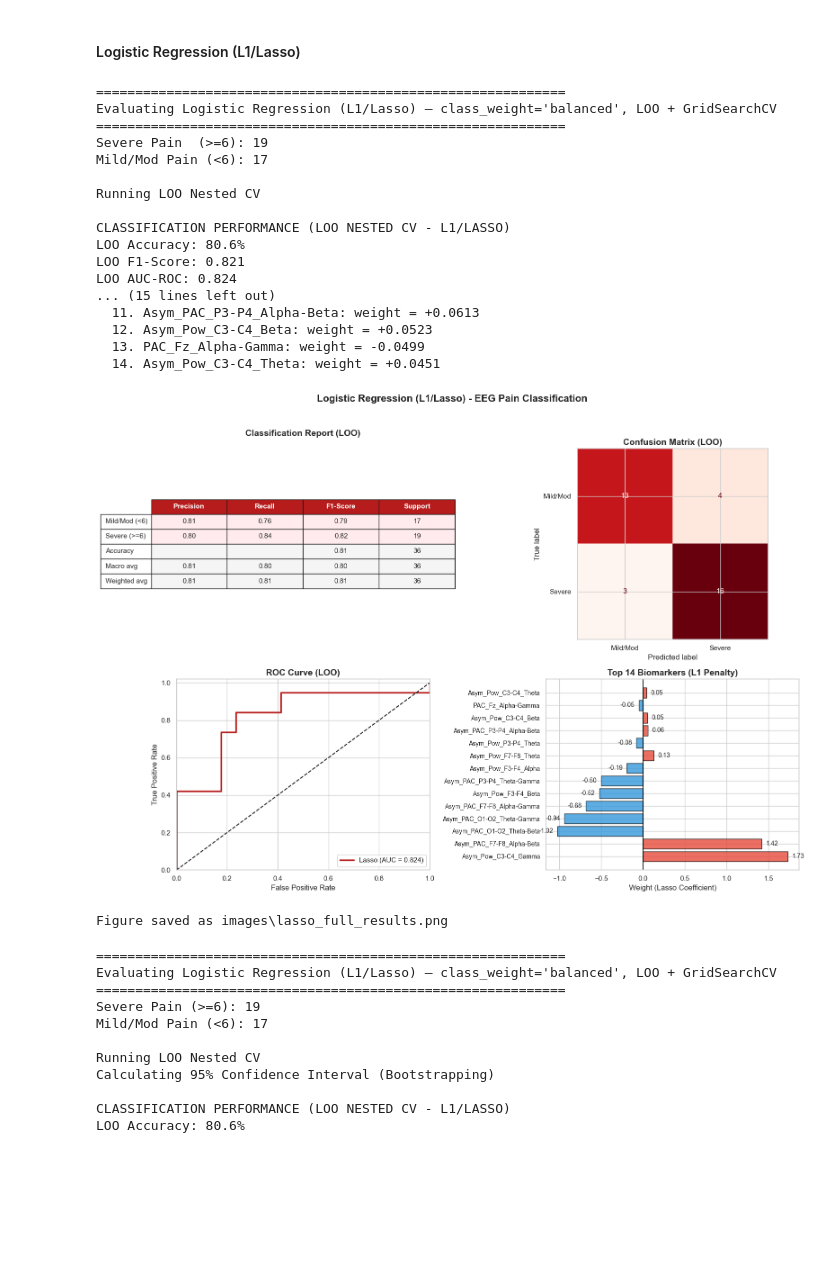
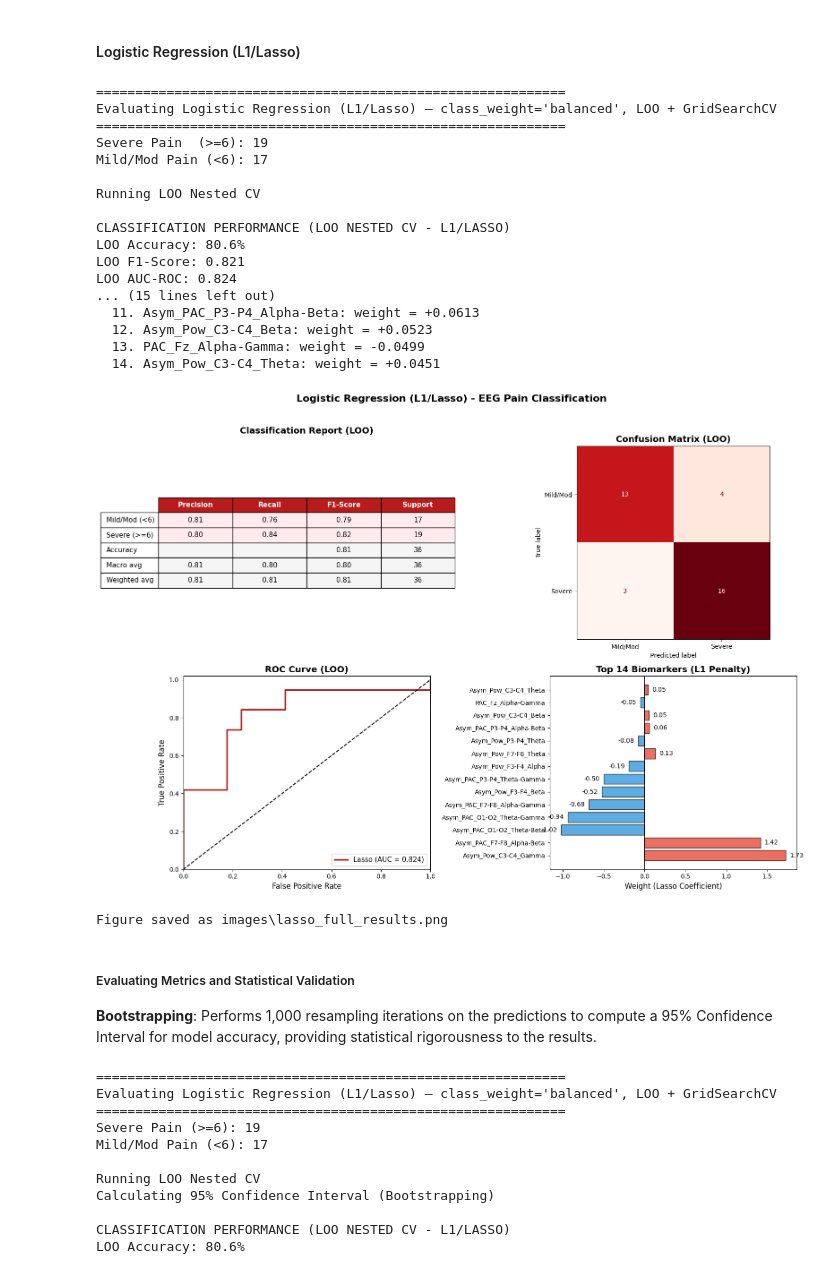
Before and after one commit to SharaIsabell/wireless-eeg-cnp-analysis, a Jupyter notebook: test_models.ipynb, the cells around one changed output. Cells and saved outputs as stored; diff of their text form; code cells hidden in the pictures; blank space fills up the shorter version.

Commit message:
feat: add model comparison, refactor code and update README

```diff
--- a/test_models.ipynb
+++ b/test_models.ipynb
@@ -106,6 +86,7 @@ asymmetry_pairs = {
 X_features = []
 y_labels = []
 feature_names = []
+model_results = {}
 eeg_folder = './cleaned'
 # %% [markdown]
 ### EEG feature extraction loop
@@ -456,6 +437,14 @@ if X.shape[0] > 0:
     plt.show()
     print(f"\nFigure saved as {save_path}")
 
+    model_results['GNB'] = {
+      'y_pred':  y_pred_loo,
+      'y_proba': y_proba_loo,
+      'acc':     scores_acc.mean(),
+      'auc':     auc_loo,
+      'f1':      f1_score(y_class, y_pred_loo),
+    }
+
 else:
     print("No patients processed")
 # %% [output]
@@ -938,6 +639,14 @@ if X.shape[0] > 0:
     plt.show()
     print(f"\nFigure saved as {save_path}")
 
+    model_results['LogReg+RFE'] = {
+      'y_pred':  y_pred,
+      'y_proba': y_proba,
+      'acc':     scores_acc.mean(),
+      'auc':     auc_loo,
+      'f1':      f1_score(y_class, y_pred),
+    }
+
 else:
     print("No patients processed.")
 # %% [output]
@@ -1147,35 +856,47 @@ if X.shape[0] > 0:
     plt.tight_layout()
 
     save_folder = 'images'
     os.makedirs(save_folder, exist_ok=True)
     save_path = os.path.join(save_folder, 'lasso_full_results.png')
 
     plt.savefig(save_path, dpi=300, bbox_inches='tight')
     plt.show()
     print(f"\nFigure saved as {save_path}")
 
+    model_results['Lasso'] = {
+      'y_pred':  y_pred,
+      'y_proba': y_proba,
+      'acc':     scores_acc.mean(),
+      'auc':     auc_loo,
+      'f1':      f1_score(y_class, y_pred),
+    }
+
 else:
     print("No patients processed.")
 # %% [output]
 ============================================================
 Evaluating Logistic Regression (L1/Lasso) — class_weight='balanced', LOO + GridSearchCV
 ============================================================
 Severe Pain  (>=6): 19
 Mild/Mod Pain (<6): 17
 
 Running LOO Nested CV
 
 CLASSIFICATION PERFORMANCE (LOO NESTED CV - L1/LASSO)
 LOO Accuracy: 80.6%
 LOO F1-Score: 0.821
 LOO AUC-ROC: 0.824
 ... (15 lines left out)
   11. Asym_PAC_P3-P4_Alpha-Beta: weight = +0.0613
   12. Asym_Pow_C3-C4_Beta: weight = +0.0523
   13. PAC_Fz_Alpha-Gamma: weight = -0.0499
   14. Asym_Pow_C3-C4_Theta: weight = +0.0451
-[figure, old version]
+[figure, new version]
 Figure saved as images\lasso_full_results.png
+# %% [markdown]
+##### Evaluating Metrics and Statistical Validation
+
+**Bootstrapping**: Performs 1,000 resampling iterations on the predictions to compute a 95% Confidence Interval for model accuracy, providing statistical rigorousness to the results.
 # %%
 if X.shape[0] > 0:
     print('=' * 60)
```
Also changed, not shown: parts of 19 cells of this notebook, 53 other files.
